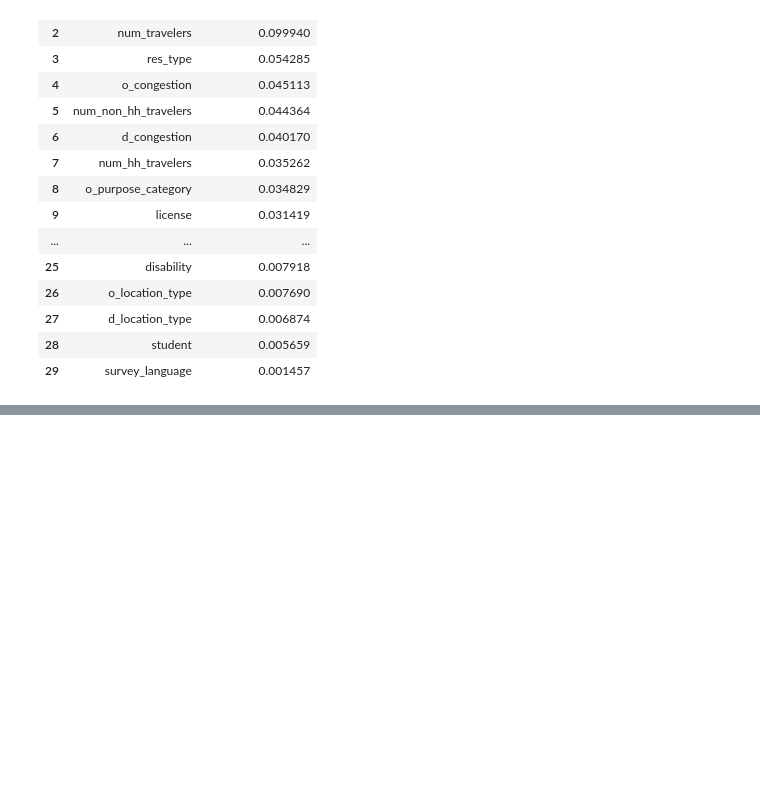
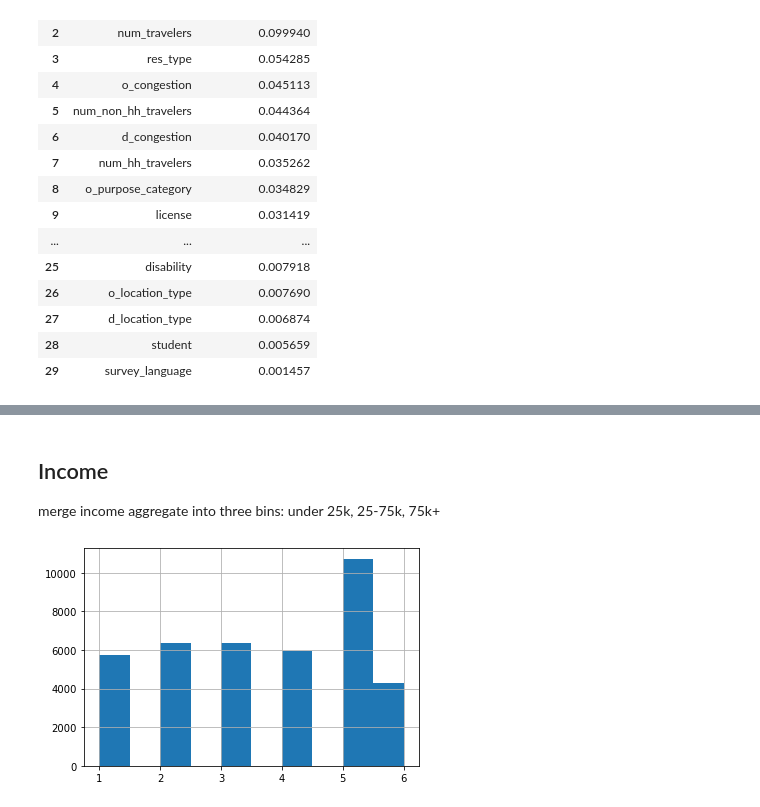
Before and after one commit to elxl/Decisionaid-ML, a Jupyter notebook: feature_selection_mutual_info.ipynb, the cells around one changed output, grey strips where cells are left out. Drawn from its saved outputs; the diff is of its cells as text; code cells hidden in the pictures; blank space fills up the shorter version.

```diff
--- a/feature_selection_mutual_info.ipynb
+++ b/feature_selection_mutual_info.ipynb
@@ -102,0 +126,14 @@ pd.DataFrame(zipped, columns=['feature_name', 'mutual_information'])
+# %% [markdown]
+## Income
+merge income aggregate into three bins:
+    under 25k, 25-75k, 75k+
+# %%
+df['income_aggregate'].hist()
+
+def merge_income(df):
+    df['income_aggregate_merged'] = pd.cut(df['income_aggregate'], bins=[0, 2, 4, 6], labels=False)
+
+merge_income(df)
+merge_income(df_test)
+# %% [output]
+[figure, added]
```
Also changed, not shown: parts of 15 cells of this notebook, 2 other files.
